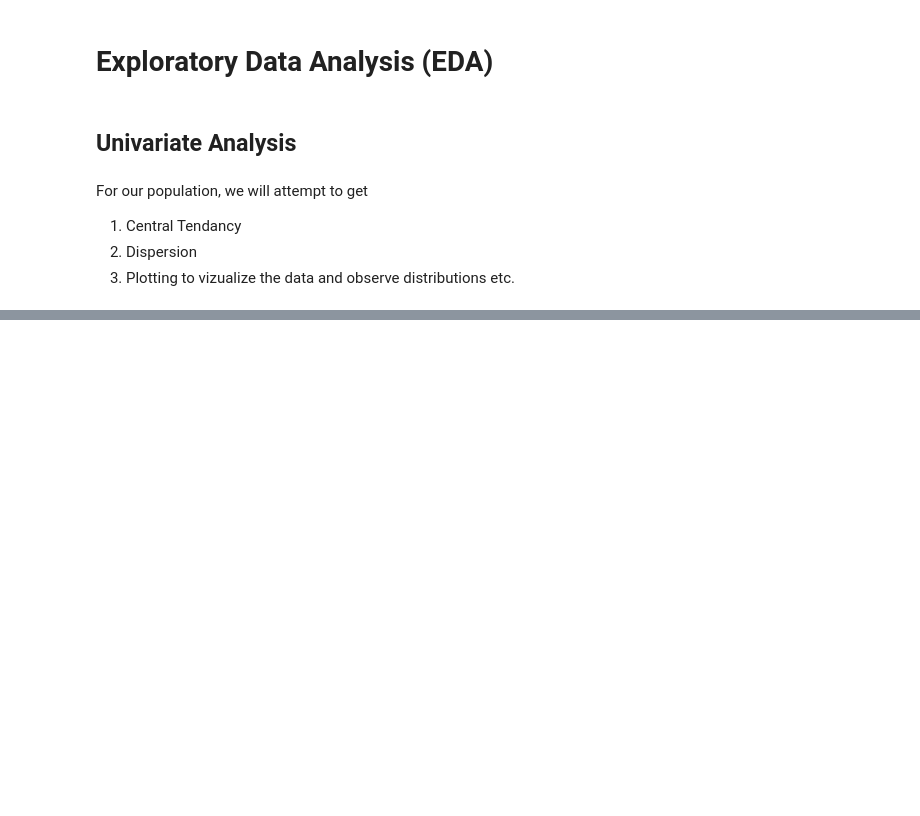
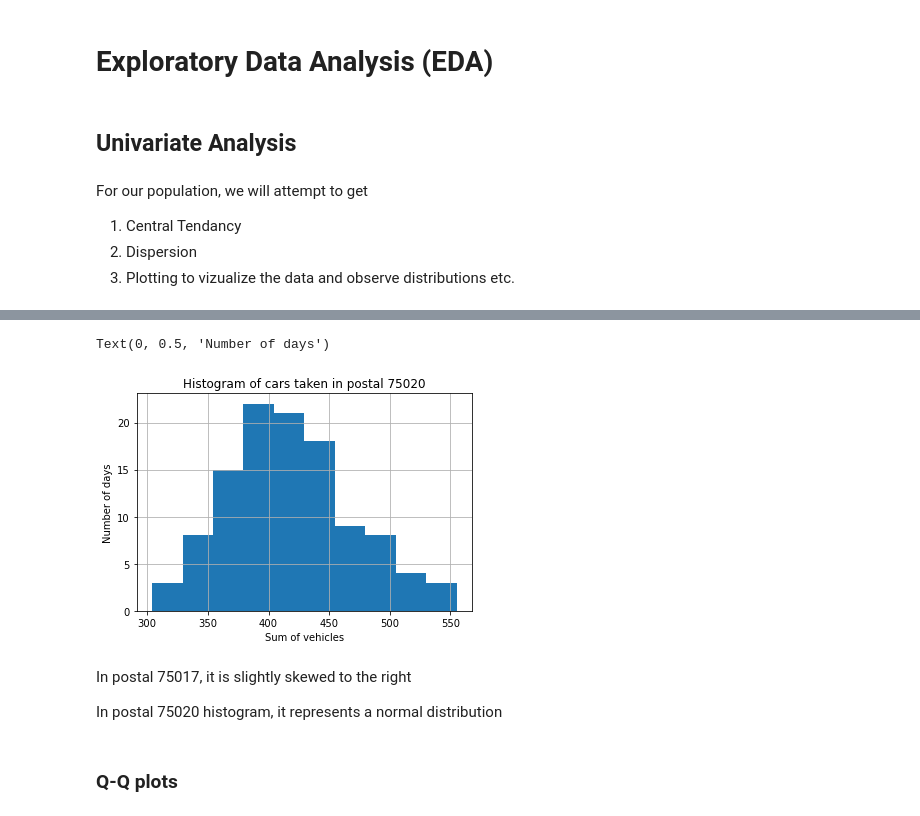
Before and after one commit to mbururyan/Autolib-Hypothesis-Testing, a Jupyter notebook: autolib.ipynb, the cells around one changed output, grey strips where cells are left out. Saved outputs shown, nothing was run; the diff lists cells and outputs as text; code cells hidden in the pictures; blank space fills up the shorter version.

```diff
--- a/autolib.ipynb
+++ b/autolib.ipynb
@@ -232,0 +312,14 @@ The population mean of Bluecars taken 75017 is 734.49
+# %%
+df_75020['bluecars_taken_sum'].hist()
+plt.title('Histogram of cars taken in postal 75020')
+plt.xlabel('Sum of vehicles')
+plt.ylabel('Number of days')
+# %% [output]
+Text(0, 0.5, 'Number of days')
+[figure, added]
+# %% [markdown]
+In postal 75017, it is slightly skewed to the right
+
+In postal 75020 histogram, it represents a normal distribution
+# %% [markdown]
+### Q-Q plots
```
Also changed, not shown: parts of 26 cells of this notebook.
